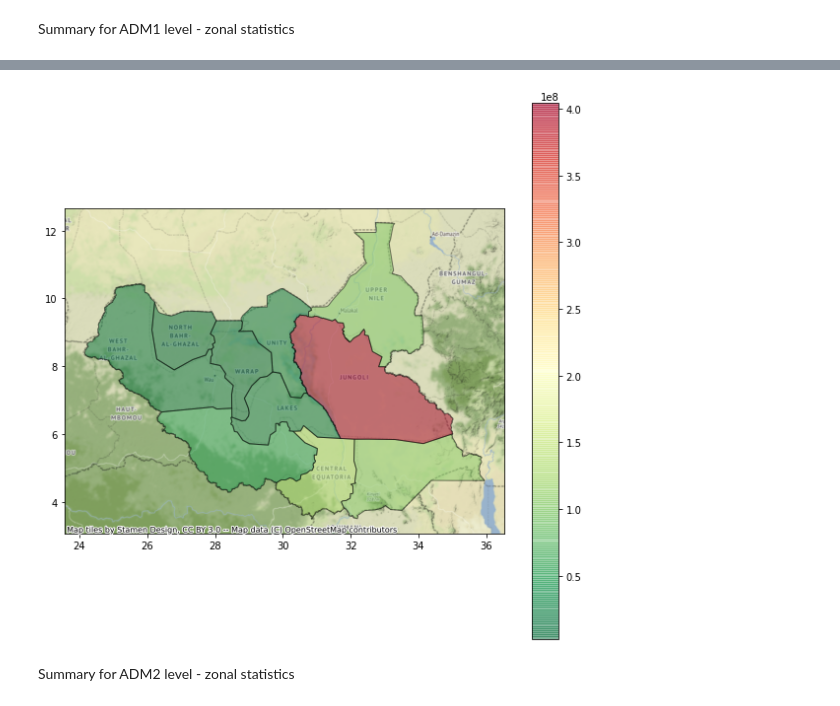
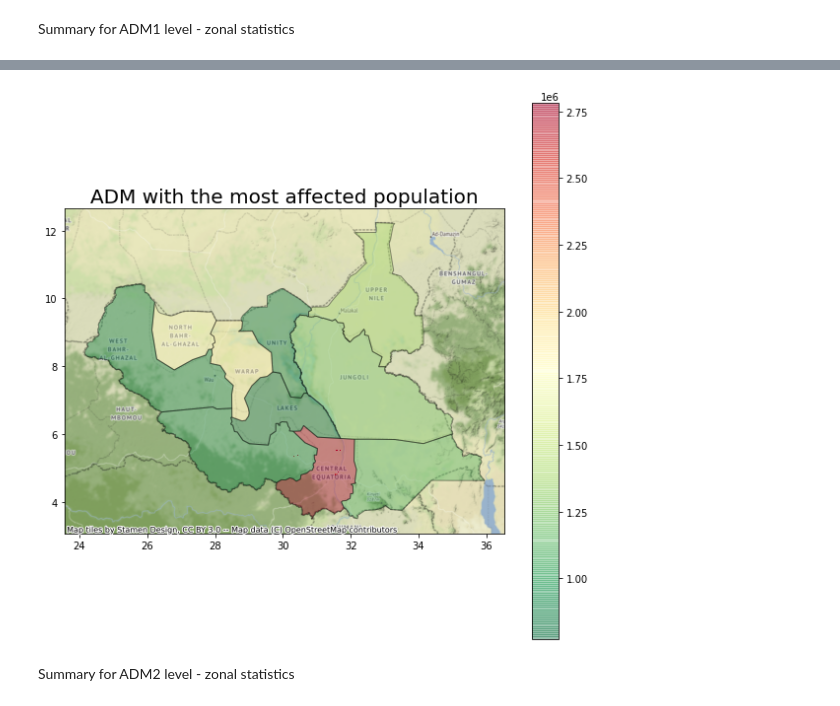
Before and after one commit to sabgis1968/rdl-pyTools, a Jupyter notebook: ss-fl-pop.ipynb, the cells around one changed output, grey strips where cells are left out. Saved outputs shown, nothing was run; the diff lists cells and outputs as text; code cells hidden in the pictures.

```diff
--- a/ss-fl-pop.ipynb
+++ b/ss-fl-pop.ipynb
@@ -270,2 +256,5 @@ pop_fd = flood_mask * pop_data
+# %%
+# Get populated areas that experienced > 15cm of flooding
+pop_fd = np.ma.masked_where(np.ma.getmask(flood_mask), masked_pop)
 # %% [markdown]
 Summary for ADM1 level - zonal statistics
@@ -274,2 +261,6 @@ adm1_stats = collect_stats(flood_profile, base_loc+'SS_ADM1.shp', pop_fd, stats=
+# %%
+# Get total population in each administrative area
+stat = "sum"
+adm1_stats = collect_stats(pop_profile, adm1, pop_fd, stats=stat, colname='ADM1_PCODE')
 # %%
-res_df1 = convert_stats_to_df(adm1_stats, 'population_sum', 'sum')
+res_df1 = convert_stats_to_df(adm1_stats, 'population_'+stat, stat)
@@ -291,0 +267,3 @@ pop_flood_adm1 = adm1.join(res_df1, on='ADM1_PCODE')
+# %%
+# Relative normalization; 0 to 1 (i.e., 1 is populated area most affected by flood)
+res_df1 = (res_df1 / res_df1.max())
@@ -292,10 +303,11 @@ pop_flood_adm1 = adm1.join(res_df1, on='ADM1_PCODE')
 # %%
-ax = plot_affected_area(pop_flood_adm1, 'population_sum');
+ax = plot_affected_area(pop_flood_adm1, 'population_'+stat, title="ADM with the most affected population", alpha=0.4);
+ax = show(pop_fd, ax=ax, transform=pop_transform, cmap="coolwarm_r", alpha=1.0);
 
 fig = plt.gcf()
 fig.colorbar(ax.collections[0], ax=ax);
 # %% [output]
-[figure, old version]
+[figure, new version]
 # %% [markdown]
 Summary for ADM2 level - zonal statistics
 # %%
```
Also changed, not shown: parts of 24 cells of this notebook.
